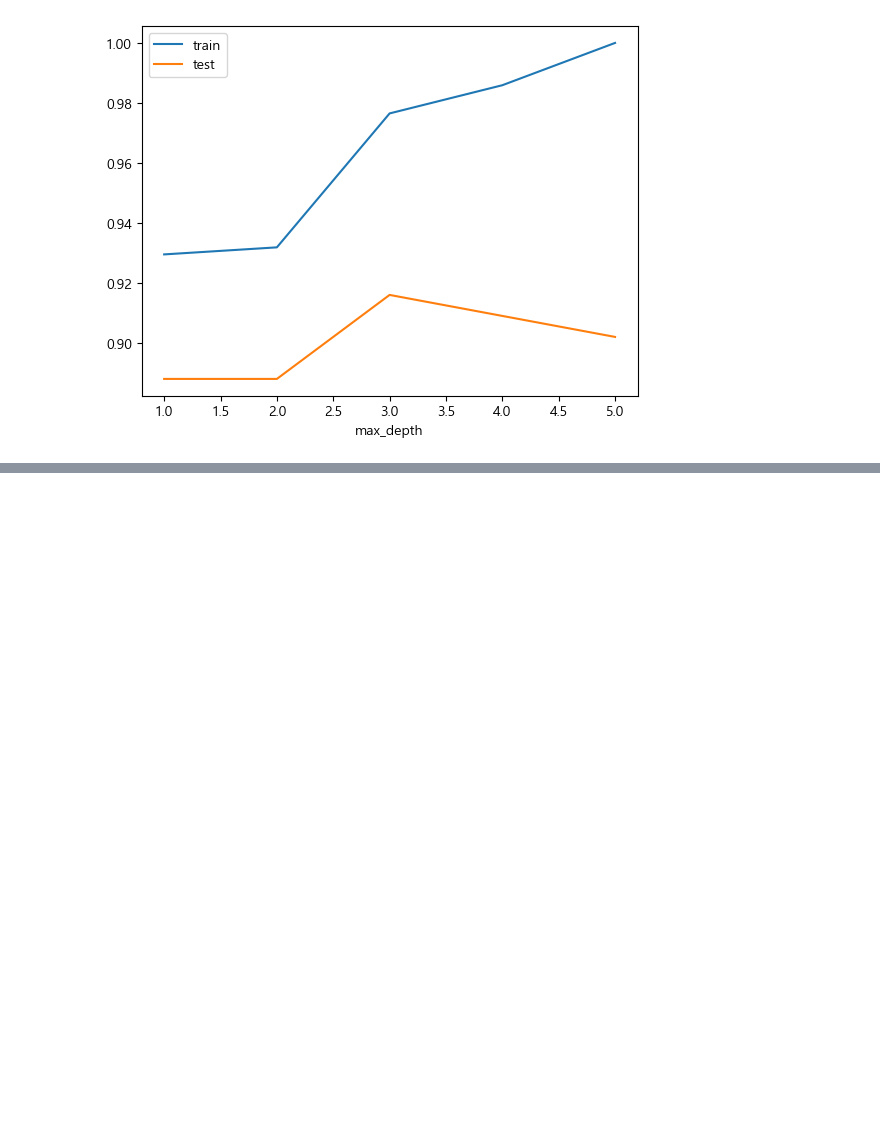
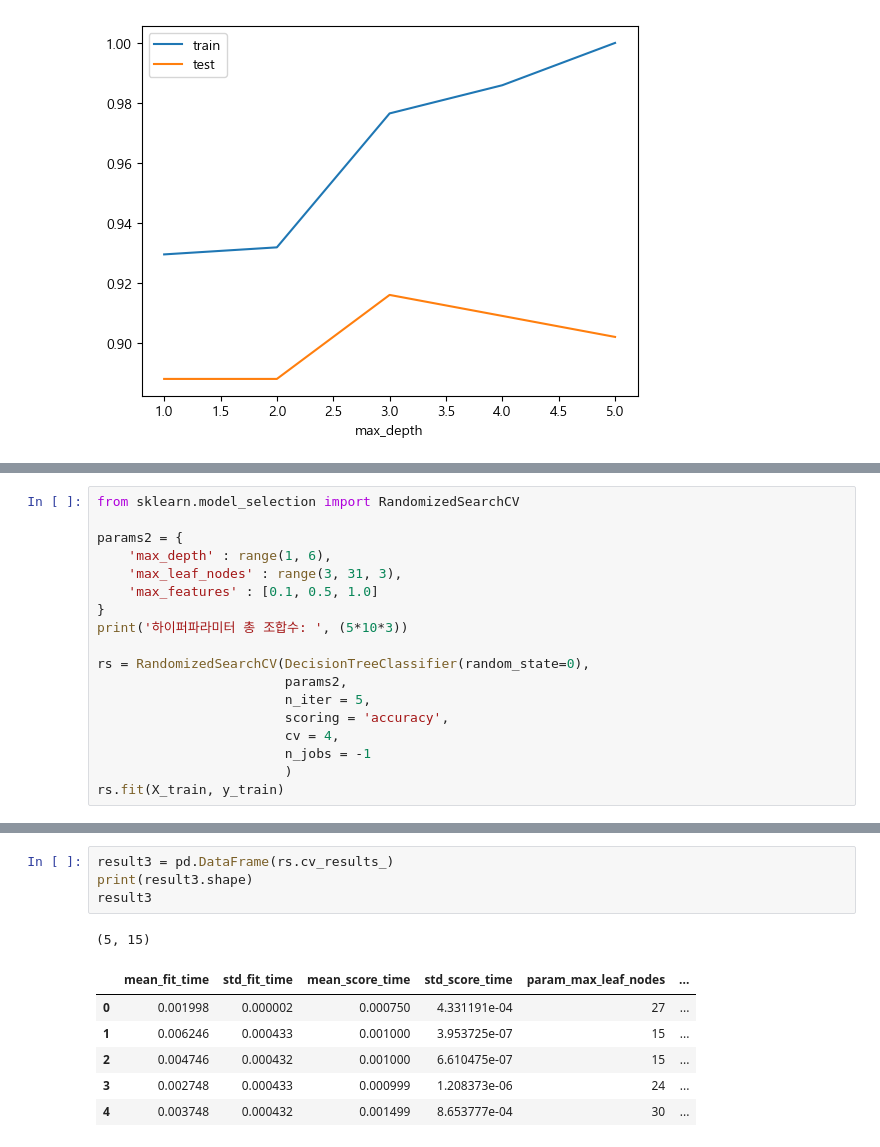
Before and after one commit to 1ee1hee/Machine_Learning, a Jupyter notebook: 과적합_일반화_그리드서치_파이프라인.ipynb, the cells around one changed output, grey strips where cells are left out. Drawn from its saved outputs; the diff is of its cells as text; blank space fills up the shorter version.

```diff
--- a/과적합_일반화_그리드서치_파이프라인.ipynb
+++ b/과적합_일반화_그리드서치_파이프라인.ipynb
@@ -203,0 +414,18 @@ plt.show()
+# %%
+from sklearn.model_selection import RandomizedSearchCV
+
+params2 = {
+    'max_depth' : range(1, 6),
+    'max_leaf_nodes' : range(3, 31, 3),
+    'max_features' : [0.1, 0.5, 1.0]
+}
+print('하이퍼파라미터 총 조합수: ', (5*10*3))
+
+rs = RandomizedSearchCV(DecisionTreeClassifier(random_state=0),
+                        params2,
+                        n_iter = 5,
+                        scoring = 'accuracy',
+                        cv = 4,
+                        n_jobs = -1
+                        )
+rs.fit(X_train, y_train)
@@ -203,0 +440,12 @@ plt.show()
+# %%
+result3 = pd.DataFrame(rs.cv_results_)
+print(result3.shape)
+result3
+# %% [output]
+(5, 15)
+|  | mean_fit_time | std_fit_time | mean_score_time | std_score_time | param_max_leaf_nodes | ... |
+| 0 | 0.001998 | 0.000002 | 0.000750 | 4.331191e-04 | 27 | ... |
+| 1 | 0.006246 | 0.000433 | 0.001000 | 3.953725e-07 | 15 | ... |
+| 2 | 0.004746 | 0.000432 | 0.001000 | 6.610475e-07 | 15 | ... |
+| 3 | 0.002748 | 0.000433 | 0.000999 | 1.208373e-06 | 24 | ... |
+| 4 | 0.003748 | 0.000432 | 0.001499 | 8.653777e-04 | 30 | ... |
```
Also changed, not shown: parts of 95 cells of this notebook, 1 other file.
